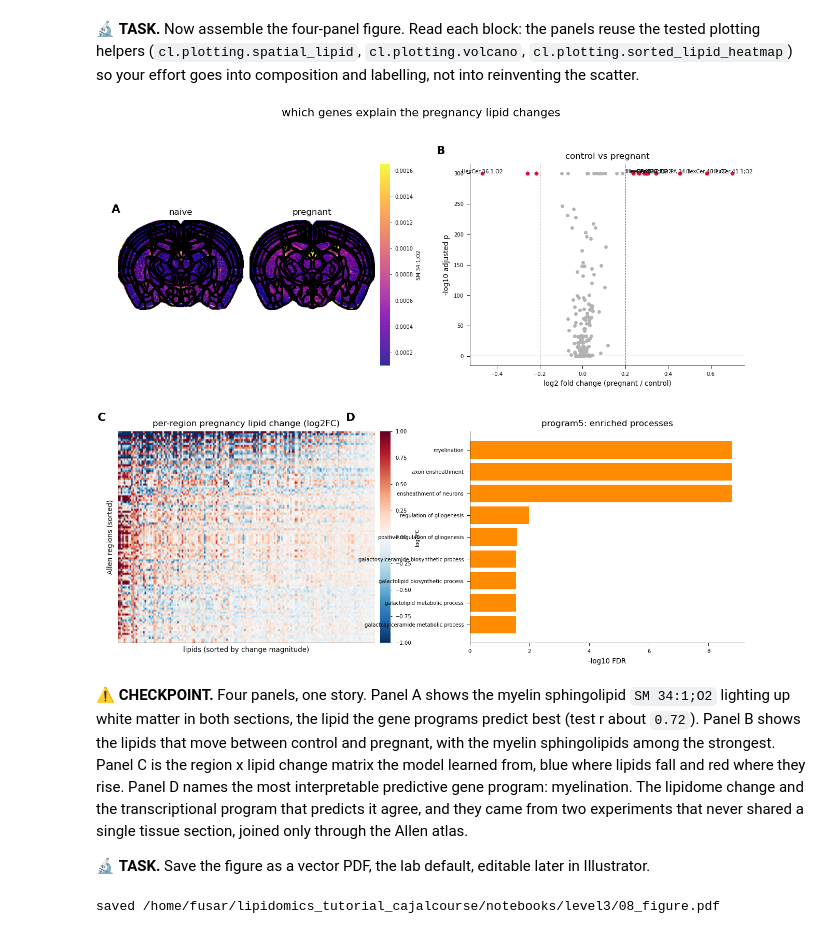
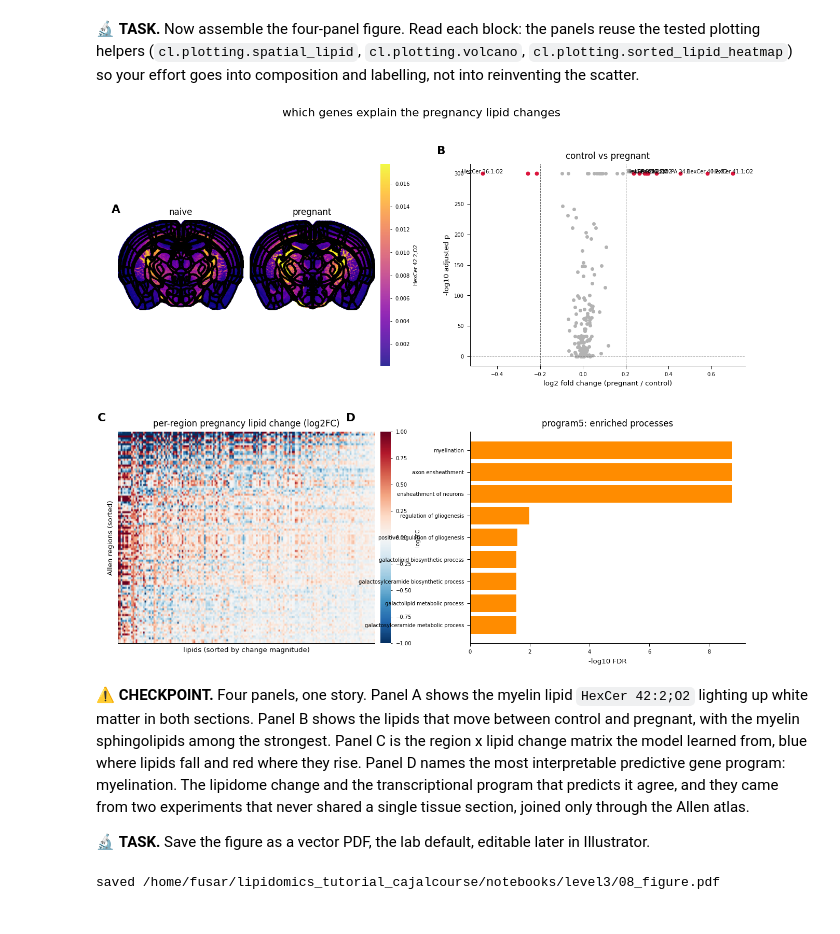
Before and after one commit to lamanno-epfl/lipidomics_tutorial_cajalcourse, a Jupyter notebook: notebooks/level3/08_multimodal_xgb_shap_go_solution.ipynb, the cells around one changed output. Saved outputs shown, nothing was run; the diff lists cells and outputs as text; code cells hidden in the pictures.

```diff
--- a/notebooks/level3/08_multimodal_xgb_shap_go_solution.ipynb
+++ b/notebooks/level3/08_multimodal_xgb_shap_go_solution.ipynb
@@ -152,0 +364,31 @@ Harmonized data would erase the very effect we want.
+# %%
+# per-pixel cell-type territories: colour each matched pixel by its majority MERFISH subclass
+ct = celltype.copy()
+top_ct = ct.value_counts().head(8).index.tolist()      # the 8 most common subclasses, for a clean legend
+ct_plot = ct.where(ct.isin(top_ct), other=np.nan)
+
+palette = plt.get_cmap("tab10")
+cmap_ct = {name: palette(i) for i, name in enumerate(top_ct)}
+
+secs = sorted(obs["SectionID"].unique())
+fig, axes = plt.subplots(1, len(secs), figsize=(5.2 * len(secs), 4.4),
+                         constrained_layout=True)
+if len(secs) == 1:
+    axes = [axes]
+z, y = obs["zccf"].to_numpy(), -obs["yccf"].to_numpy()
+for ax, s in zip(axes, secs):
+    m = (obs["SectionID"] == s).to_numpy()
+    # faint grey for matched-but-not-top pixels, for anatomical context
+    bg = m & ct.notna().to_numpy() & ~ct_plot.notna().to_numpy()
+    ax.scatter(z[bg], y[bg], c="0.85", s=2.0, rasterized=True)
+    for name in top_ct:
+        sel = m & (ct_plot == name).to_numpy()
+        if sel.any():
+            ax.scatter(z[sel], y[sel], color=cmap_ct[name], s=2.5, rasterized=True, label=name)
+    cl.style.spatial_axes(ax)
+    ax.set_xlim(z.min(), z.max()); ax.set_ylim(y.min(), y.max())
+    ax.set_title(obs.loc[m, "Condition"].iloc[0], fontsize=FS["m"])
+axes[-1].legend(fontsize=FS["xs"], markerscale=3, loc="center left", bbox_to_anchor=(1.0, 0.5))
+fig.suptitle("per-pixel cell-type territories, borrowed from MERFISH by shared coordinates",
+             fontsize=FS["m"])
+plt.show()
@@ -985,7 +1276,7 @@ gs = fig.add_gridspec(2, 2, height_ratios=[1, 1.05], hspace=0.32, wspace=0.28)
 # --- panel A: the spatial lipid on both sections (two sub-axes inside the top-left cell) ---
 gsA = gs[0, 0].subgridspec(1, 2, wspace=0.05)
 axA = [fig.add_subplot(gsA[0, 0]), fig.add_subplot(gsA[0, 1])]
-plotting.spatial_lipid(adata, "SM 34:1;O2", axes=axA, point_size=2.5)
+plotting.spatial_lipid(adata, "HexCer 42:2;O2", axes=axA, point_size=2.5)
 axA[0].text(-0.05, 1.08, "A", transform=axA[0].transAxes, fontsize=FS["l"], fontweight="bold")
 
 # --- panel B: the volcano ---
@@ -993,42 +1284,42 @@ axB = fig.add_subplot(gs[0, 1])
 plotting.volcano(diff, label_col="lipid", top_n=8, ax=axB,
                  title="control vs pregnant")
 axB.text(-0.12, 1.05, "B", transform=axB.transAxes, fontsize=FS["l"], fontweight="bold")
 
 # --- panel C: sorted region x lipid change heatmap (the model input) ---
 axC = fig.add_subplot(gs[1, 0])
 order_r = change.abs().mean(1).sort_values(ascending=False).index   # regions by change magnitude
 order_c = change.abs().mean(0).sort_values(ascending=False).index   # lipids by change magnitude
 M = change.loc[order_r, order_c]
 im = axC.imshow(M.values, aspect="auto", cmap="RdBu_r", vmin=-1, vmax=1)
 axC.set_xlabel("lipids (sorted by change magnitude)")
 axC.set_ylabel("Allen regions (sorted)")
 axC.set_xticks([]); axC.set_yticks([])
 axC.set_title("per-region pregnancy lipid change (log2FC)", fontsize=FS["m"])
 cl.style.lightweight_colorbar(im, axC, label="log2FC")
 axC.text(-0.08, 1.05, "C", transform=axC.transAxes, fontsize=FS["l"], fontweight="bold")
 
 # --- panel D: gene ontology of the myelination program ---
 axD = fig.add_subplot(gs[1, 1])
 go_best = go_results[best_prog].head(10)
 yv = -np.log10(go_best["FDR"].clip(lower=1e-300))[::-1]
 axD.barh(range(len(yv)), yv, color="darkorange")
 axD.set_yticks(range(len(yv))); axD.set_yticklabels(go_best["GO term (BP)"][::-1], fontsize=FS["xs"])
 axD.set_xlabel("-log10 FDR")
 axD.set_title(f"{best_prog}: enriched processes", fontsize=FS["m"])
 axD.text(-0.45, 1.05, "D", transform=axD.transAxes, fontsize=FS["l"], fontweight="bold")
 
 fig.suptitle("which genes explain the pregnancy lipid changes", fontsize=FS["l"], y=0.97)
 plt.show()
 # %% [output]
-[figure, old version]
+[figure, new version]
 # %% [markdown]
-⚠️ **CHECKPOINT.** Four panels, one story. Panel A shows the myelin sphingolipid `SM 34:1;O2`
-lighting up white matter in both sections, the lipid the gene programs predict best (test r about
-`0.72`). Panel B shows the lipids that move between control and pregnant, with the myelin sphingolipids
-among the strongest. Panel C is the region x lipid change matrix the model learned from, blue where
-lipids fall and red where they rise. Panel D names the most interpretable predictive gene program:
-myelination. The lipidome change and the transcriptional program that predicts it agree, and they came
-from two experiments that never shared a single tissue section, joined only through the Allen atlas.
+⚠️ **CHECKPOINT.** Four panels, one story. Panel A shows the myelin lipid `HexCer 42:2;O2`
+lighting up white matter in both sections. Panel B shows the lipids that move between control and
+pregnant, with the myelin sphingolipids among the strongest. Panel C is the region x lipid change
+matrix the model learned from, blue where lipids fall and red where they rise. Panel D names the most
+interpretable predictive gene program: myelination. The lipidome change and the transcriptional program
+that predicts it agree, and they came from two experiments that never shared a single tissue section,
+joined only through the Allen atlas.
 
 🔬 **TASK.** Save the figure as a vector PDF, the lab default, editable later in Illustrator.
 # %%
```
Also changed, not shown: parts of 43 cells of this notebook, 21 other files.
